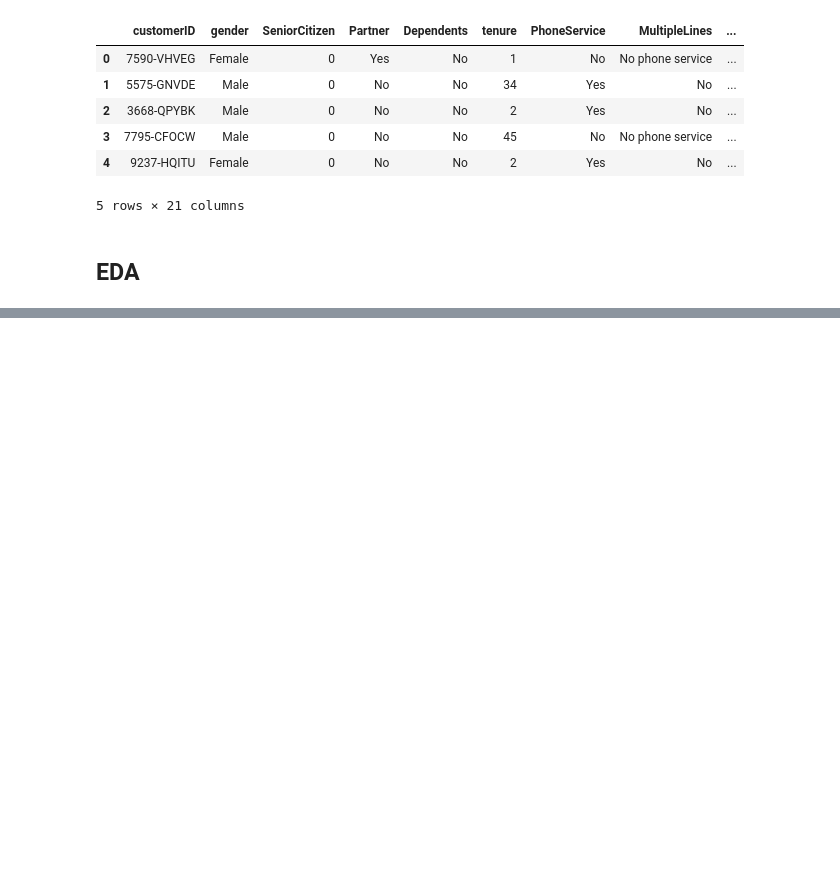
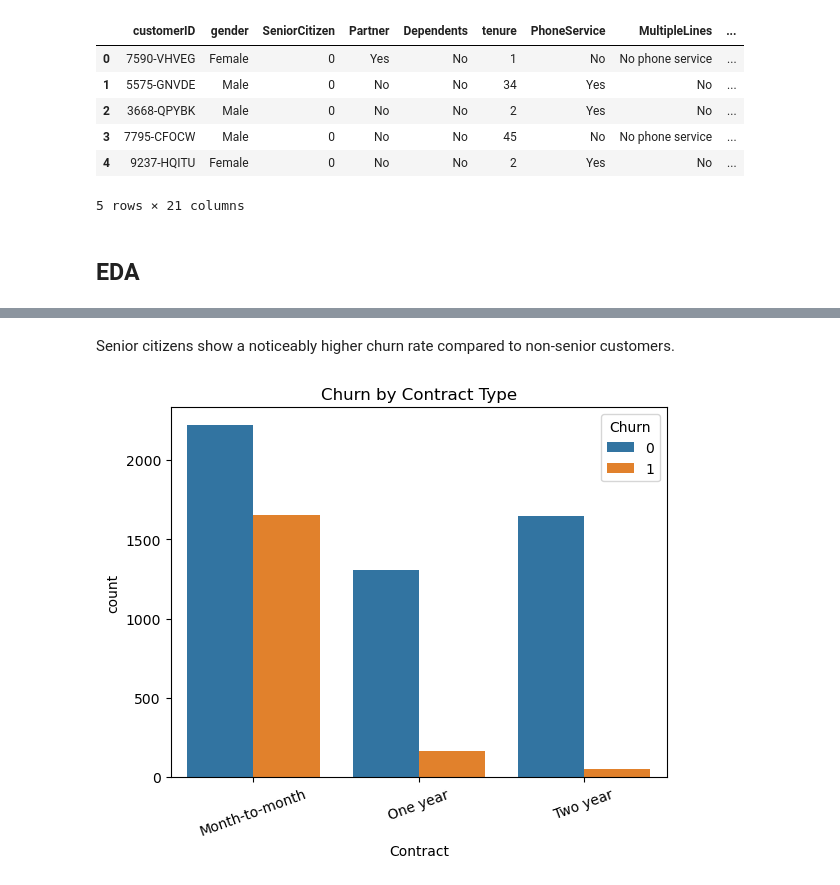
Before and after one commit to Sherrell-B/data-science, a Jupyter notebook: DSC 680 Project 1.ipynb, the cells around one changed output, grey strips where cells are left out. Saved outputs shown, nothing was run; the diff lists cells and outputs as text; code cells hidden in the pictures; blank space fills up the shorter version.

```diff
--- a/DSC 680 Project 1.ipynb
+++ b/DSC 680 Project 1.ipynb
@@ -22,0 +153,10 @@ telecom_data.head()
+# %% [markdown]
+Senior citizens show a noticeably higher churn rate compared to non-senior customers.
+# %%
+# Churn by contract type
+sns.countplot(data=telecom_data, x='Contract', hue='Churn')
+plt.xticks(rotation=20)
+plt.title("Churn by Contract Type")
+plt.show()
+# %% [output]
+[figure, added]
```
Also changed, not shown: parts of 31 cells of this notebook, 7 other files.
